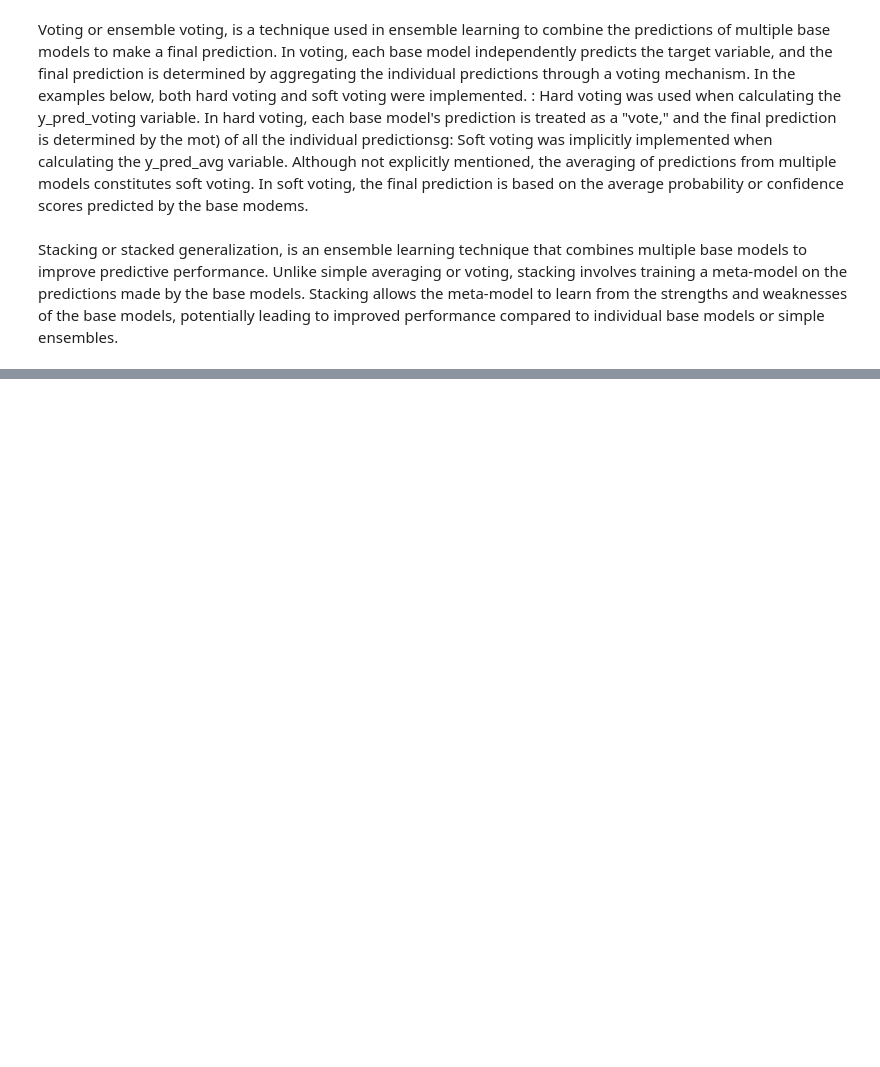
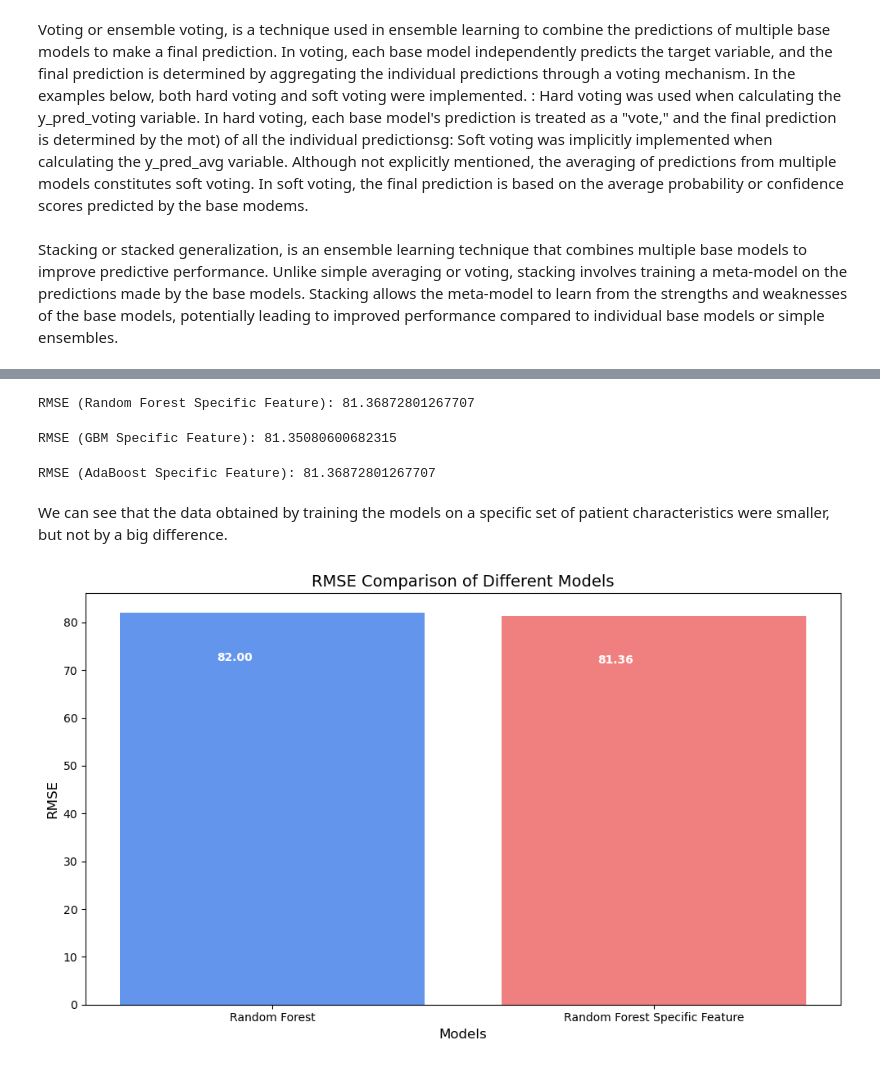
Before and after one commit to IonasAndreea/Model_Training_Python, a Jupyter notebook: Notebook.ipynb, the cells around one changed output, grey strips where cells are left out. Saved outputs shown, nothing was run; the diff lists cells and outputs as text; code cells hidden in the pictures; blank space fills up the shorter version.

Commit message:
Specific features

```diff
--- a/Notebook.ipynb
+++ b/Notebook.ipynb
@@ -985,0 +988,4 @@ plt.show()
+# %%
+patient_features = train_data.iloc[:, :13]
+print(patient_features.shape)
+patient_features.head()
@@ -985,0 +1022,66 @@ plt.show()
+# %%
+from sklearn.impute import SimpleImputer
+imputer = SimpleImputer(strategy='mean')
+X_pa_train_imputed = imputer.fit_transform(X_pa_train_scaled)
+pa_test_imputed = imputer.transform(X_pa_test_scaled)
+# %%
+from sklearn.ensemble import RandomForestRegressor
+rf = RandomForestRegressor(
+    random_state=seed,
+    max_depth=6
+).fit(X_pa_train_imputed, y_pa_train)
+pa_pred = rf.predict(pa_test_imputed)
+rmse = mean_squared_error(y_pa_test, pa_pred, squared=False)
+print("RMSE (Random Forest Specific Feature):", rmse)
+# %% [output]
+RMSE (Random Forest Specific Feature): 81.36872801267707
+# %%
+from sklearn.ensemble import GradientBoostingRegressor
+from sklearn.metrics import mean_squared_error
+gbm_reg = GradientBoostingRegressor(
+    random_state=seed,
+    learning_rate=0.1,
+    n_estimators=100,
+    max_depth=3
+)
+gbm_reg.fit(X_pa_train_imputed, y_pa_train)
+y_pa_pred_gbm = gbm_reg.predict(pa_test_imputed)
+rmse_gbm = mean_squared_error(y_pa_test, y_pa_pred_gbm, squared=False)
+print("RMSE (GBM Specific Feature):", rmse_gbm)
+# %% [output]
+RMSE (GBM Specific Feature): 81.35080600682315
+# %%
+from sklearn.ensemble import AdaBoostRegressor
+ada = AdaBoostRegressor(
+    random_state=seed,
+    learning_rate=.0005
+).fit(X_pa_train_imputed, y_pa_train)
+pa_pred = rf.predict(pa_test_imputed)
+rmse_ada = mean_squared_error(y_pa_test, pa_pred, squared=False)
+#print("RMSE (AdaBoost Specific Feature):",rmse(y_pa_test, ada.predict(pa_test_imputed)))
+print("RMSE (AdaBoost Specific Feature):",rmse_ada)
+# %% [output]
+RMSE (AdaBoost Specific Feature): 81.36872801267707
+# %% [markdown]
+We can see that the data obtained by training the models on a specific set of patient characteristics were smaller, but not by a big difference.
+# %%
+models = ['Random Forest', 'Random Forest Specific Feature']
+rmse_values = [82.0, 81.36]
+
+colors = ['cornflowerblue', 'lightcoral']
+
+plt.figure(figsize=(10, 6))
+bars = plt.bar(models, rmse_values, color=colors)
+
+for bar, rmse in zip(bars, rmse_values):
+    plt.text(bar.get_x() + bar.get_width() / 2 - 0.1, bar.get_height() - 10, '{:.2f}'.format(rmse),
+             ha='center', color='white', fontsize=10, fontweight='bold')
+
+plt.xlabel('Models', fontsize=12)
+plt.ylabel('RMSE', fontsize=12)
+plt.title('RMSE Comparison of Different Models', fontsize=14)
+
+plt.tight_layout()
+plt.show()
+# %% [output]
+[figure, added]
```
Also changed, not shown: parts of 12 cells of this notebook.
